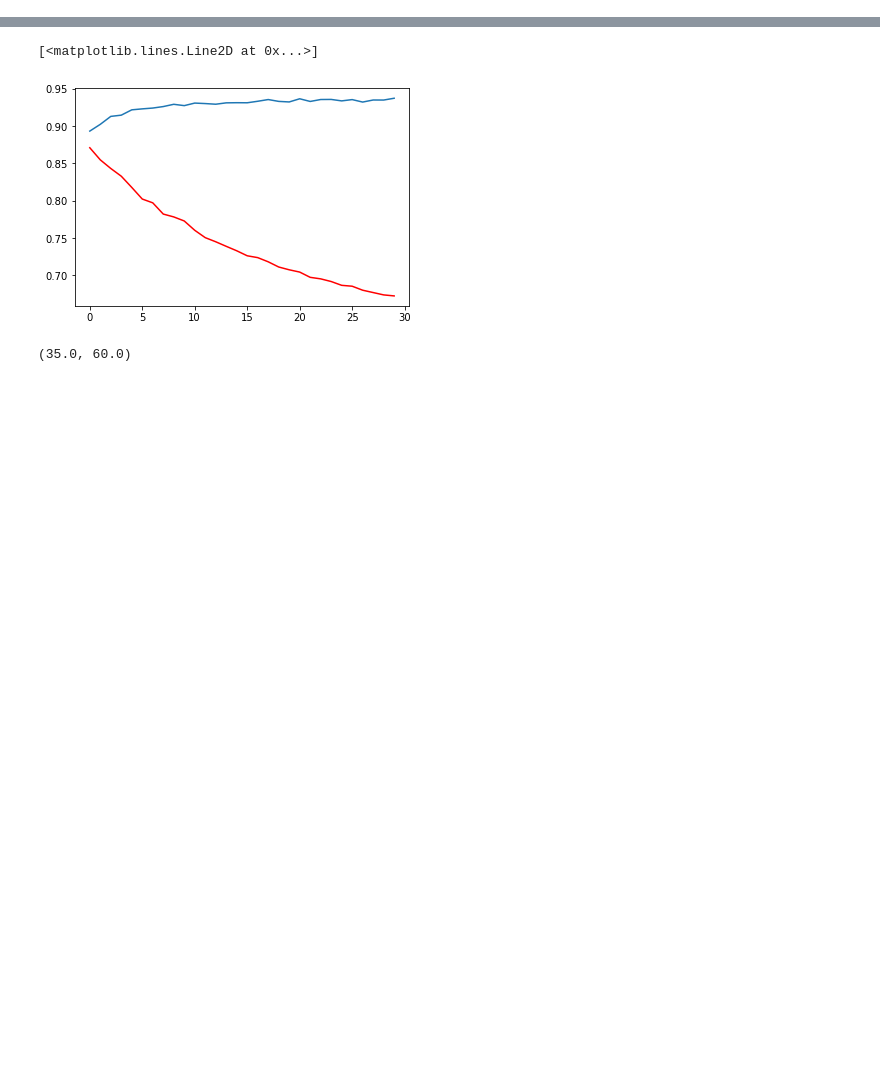
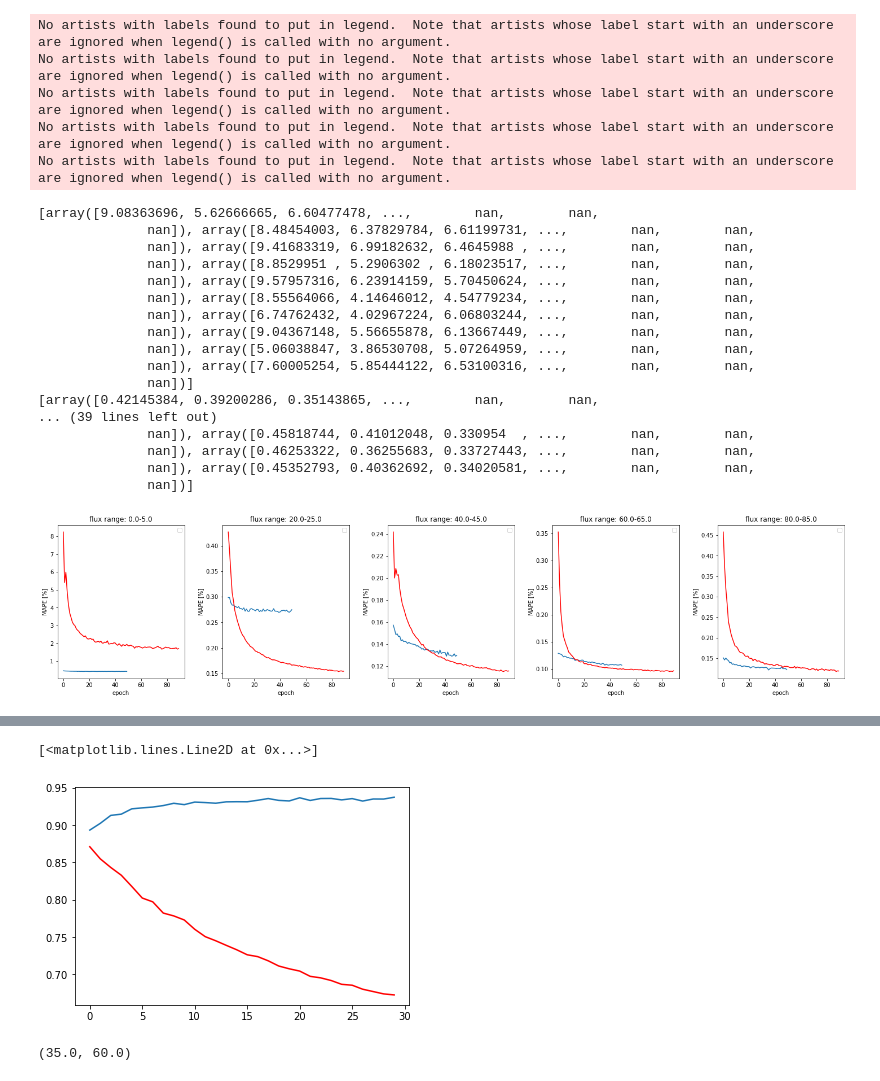
Before and after one commit to zcapjdb/UKAEAGroupProject, a Jupyter notebook: src/notebooks/pipeline_notebooks/outputs.ipynb, the cells around one changed output, grey strips where cells are left out. Drawn from its saved outputs; the diff is of its cells as text; code cells hidden in the pictures; blank space fills up the shorter version.

```diff
--- a/src/notebooks/pipeline_notebooks/outputs.ipynb
+++ b/src/notebooks/pipeline_notebooks/outputs.ipynb
@@ -72,0 +122,9 @@ def get_data(path, unscale=False):
+# %%
+def get_single_loss_nans(dic, st):
+    lens = np.min([len(o) for o in dic_full['out']])
+    output = []
+    for i in range(len(dic['out'])):
+        o = dic_full['out'][i][st][0]
+        output.append( np.append(o, np.zeros(2000-len(o))+np.nan))
+    print(output)
+    return np.nanmean(output, axis=0)
@@ -72,0 +147,50 @@ def get_data(path, unscale=False):
+# %%
+f,ax = plt.subplots(1,5, figsize=(25,5))
+losses = get_binned_losses(name_)
+#losses1 = get_binned_losses(name_1)
+losses_full = [
+    get_single_loss_nans(dic_full,'loss_0_5'),
+    get_single_loss_nans(dic_full,'loss_20_25'),
+    get_single_loss_nans(dic_full,'loss_40_45'),
+    get_single_loss_nans(dic_full,'loss_60_65'),
+    get_single_loss_nans(dic_full,'loss_80_85')]
+
+means = [2.5,22.5,42.5,62.5,82.5]
+for m,(a,(l,l1)) in zip(means,zip(ax,zip(losses,losses_full))):
+    #l = l/m
+    #L = np.round((l[0]-l[-1])/l[0]*100,2)
+    a.plot(range(len(l)),l)#,label=f'perc. improv. in MAPE:{L}%')
+
+    a.plot(range(len(l1)),l1,color='red')
+    a.legend()
+    a.set_xlabel('epoch')
+    a.set_ylabel('MAPE [%]')
+
+    a.set_title(f'flux range: {m-2.5}-{m+2.5}')
+plt.subplots_adjust(wspace=0.3)
+
+#    plt.yscale('log')
+# %% [output]
+No artists with labels found to put in legend.  Note that artists whose label start with an underscore are ignored when legend() is called with no argument.
+No artists with labels found to put in legend.  Note that artists whose label start with an underscore are ignored when legend() is called with no argument.
+No artists with labels found to put in legend.  Note that artists whose label start with an underscore are ignored when legend() is called with no argument.
+No artists with labels found to put in legend.  Note that artists whose label start with an underscore are ignored when legend() is called with no argument.
+No artists with labels found to put in legend.  Note that artists whose label start with an underscore are ignored when legend() is called with no argument.
+[array([9.08363696, 5.62666665, 6.60477478, ...,        nan,        nan,
+              nan]), array([8.48454003, 6.37829784, 6.61199731, ...,        nan,        nan,
+              nan]), array([9.41683319, 6.99182632, 6.4645988 , ...,        nan,        nan,
+              nan]), array([8.8529951 , 5.2906302 , 6.18023517, ...,        nan,        nan,
+              nan]), array([9.57957316, 6.23914159, 5.70450624, ...,        nan,        nan,
+              nan]), array([8.55564066, 4.14646012, 4.54779234, ...,        nan,        nan,
+              nan]), array([6.74762432, 4.02967224, 6.06803244, ...,        nan,        nan,
+              nan]), array([9.04367148, 5.56655878, 6.13667449, ...,        nan,        nan,
+              nan]), array([5.06038847, 3.86530708, 5.07264959, ...,        nan,        nan,
+              nan]), array([7.60005254, 5.85444122, 6.53100316, ...,        nan,        nan,
+              nan])]
+[array([0.42145384, 0.39200286, 0.35143865, ...,        nan,        nan,
+... (39 lines left out)
+              nan]), array([0.45818744, 0.41012048, 0.330954  , ...,        nan,        nan,
+              nan]), array([0.46253322, 0.36255683, 0.33727443, ...,        nan,        nan,
+              nan]), array([0.45352793, 0.40362692, 0.34020581, ...,        nan,        nan,
+              nan])]
+[figure, added]
```
Also changed, not shown: parts of 10 cells of this notebook, 3 other files.
